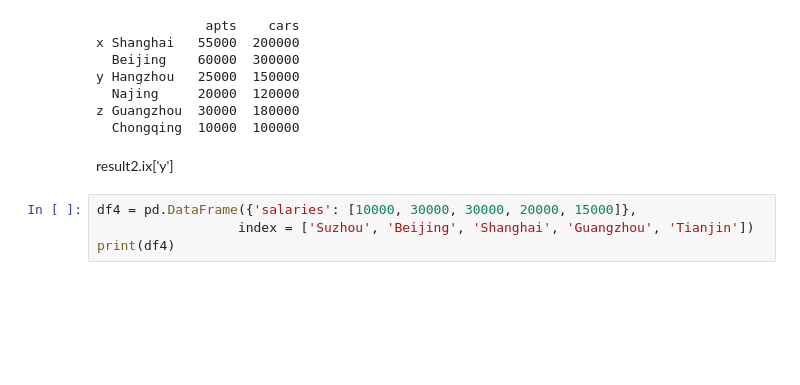
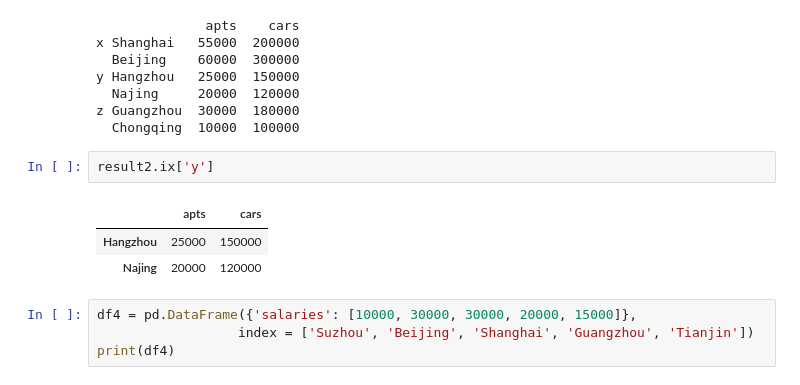
Before and after one commit to ZeweiChu/pandas-tutorial, a Jupyter notebook: pandas-tutorial.ipynb, the cells around one changed output. Drawn from its saved outputs; the diff is of its cells as text; blank space fills up the shorter version.

```diff
--- a/pandas-tutorial.ipynb
+++ b/pandas-tutorial.ipynb
@@ -878,8 +991,12 @@ y Hangzhou   25000  150000
   Najing     20000  120000
 z Guangzhou  30000  180000
   Chongqing  10000  100000
-# %% [markdown]
-result2.ix['y']
+# %%
+result2.ix['y']
+# %% [output]
+|  | apts | cars |
+| Hangzhou | 25000 | 150000 |
+| Najing | 20000 | 120000 |
 # %%
 df4 = pd.DataFrame({'salaries': [10000, 30000, 30000, 20000, 15000]},
                   index = ['Suzhou', 'Beijing', 'Shanghai', 'Guangzhou', 'Tianjin'])
```
Also changed, not shown: parts of 65 cells of this notebook.
